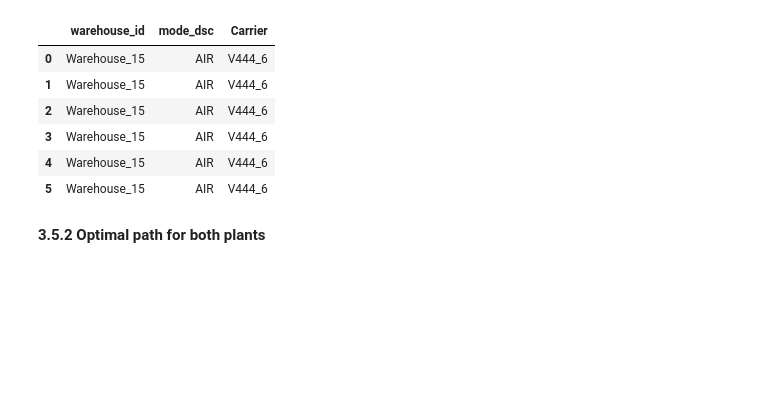
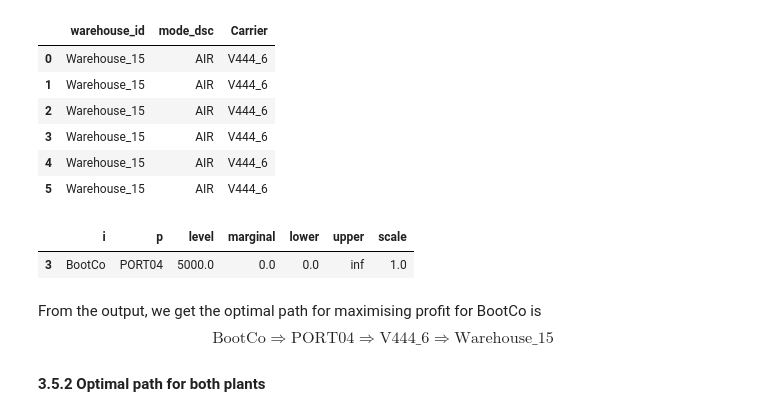
Before and after one commit to ashvin-a/Final-Project-524, a Jupyter notebook: src/main.ipynb, the cells around one changed output. Saved outputs shown, nothing was run; the diff lists cells and outputs as text; code cells hidden in the pictures; blank space fills up the shorter version.

```diff
--- a/src/main.ipynb
+++ b/src/main.ipynb
@@ -1172,6 +1180,14 @@ final_result_bootco[["warehouse_id", "mode_dsc", "Carrier"]]
 | 3 | Warehouse_15 | AIR | V444_6 |
 | 4 | Warehouse_15 | AIR | V444_6 |
 | 5 | Warehouse_15 | AIR | V444_6 |
+# %%
+y_ship_bootco.records[y_ship_bootco.records["level"] > 0]
+# %% [output]
+|  | i | p | level | marginal | lower | upper | scale |
+| 3 | BootCo | PORT04 | 5000.0 | 0.0 | 0.0 | inf | 1.0 |
+# %% [markdown]
+From the output, we get the optimal path for maximising profit for BootCo is
+$$\text{BootCo} ⇒ \text{PORT04} ⇒ \text{V444_6} ⇒ \text{Warehouse_15}$$
 # %% [markdown]
 **3.5.2 Optimal path for both plants**
 # %%
```
Also changed, not shown: parts of 6 cells of this notebook.
